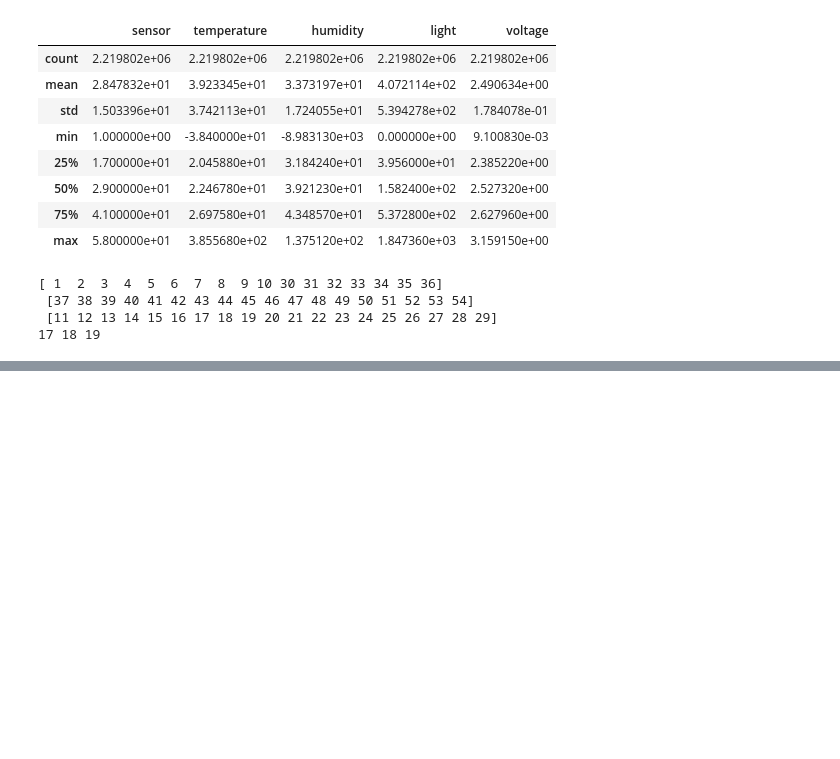
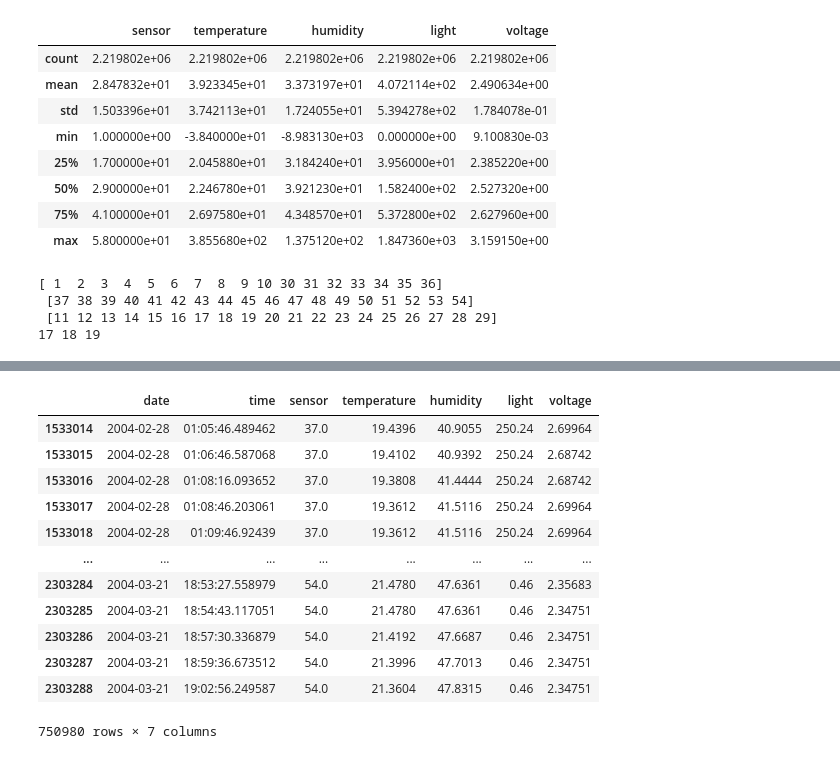
Before and after one commit to Hongwei-Z/SC-MLIDS, a Jupyter notebook: Data_Preprocessing.ipynb, the cells around one changed output, grey strips where cells are left out. Cells and saved outputs as stored; diff of their text form; code cells hidden in the pictures; blank space fills up the shorter version.

```diff
--- a/Data_Preprocessing.ipynb
+++ b/Data_Preprocessing.ipynb
@@ -49,0 +68,18 @@ print(len(zone_1), len(zone_2), len(zone_3))
+# %%
+data_2 = dataset[dataset.sensor.isin(zone_2)]
+data_2.to_csv('./model2.csv', index=False, header=False)
+data_2
+# %% [output]
+|  | date | time | sensor | temperature | humidity | light | voltage |
+| 1533014 | 2004-02-28 | 01:05:46.489462 | 37.0 | 19.4396 | 40.9055 | 250.24 | 2.69964 |
+| 1533015 | 2004-02-28 | 01:06:46.587068 | 37.0 | 19.4102 | 40.9392 | 250.24 | 2.68742 |
+| 1533016 | 2004-02-28 | 01:08:16.093652 | 37.0 | 19.3808 | 41.4444 | 250.24 | 2.68742 |
+| 1533017 | 2004-02-28 | 01:08:46.203061 | 37.0 | 19.3612 | 41.5116 | 250.24 | 2.69964 |
+| 1533018 | 2004-02-28 | 01:09:46.92439 | 37.0 | 19.3612 | 41.5116 | 250.24 | 2.69964 |
+| ... | ... | ... | ... | ... | ... | ... | ... |
+| 2303284 | 2004-03-21 | 18:53:27.558979 | 54.0 | 21.4780 | 47.6361 | 0.46 | 2.35683 |
+| 2303285 | 2004-03-21 | 18:54:43.117051 | 54.0 | 21.4780 | 47.6361 | 0.46 | 2.34751 |
+| 2303286 | 2004-03-21 | 18:57:30.336879 | 54.0 | 21.4192 | 47.6687 | 0.46 | 2.34751 |
+| 2303287 | 2004-03-21 | 18:59:36.673512 | 54.0 | 21.3996 | 47.7013 | 0.46 | 2.34751 |
+| 2303288 | 2004-03-21 | 19:02:56.249587 | 54.0 | 21.3604 | 47.8315 | 0.46 | 2.34751 |
+750980 rows × 7 columns
```
Also changed, not shown: parts of 3 cells of this notebook, 3 other files.
